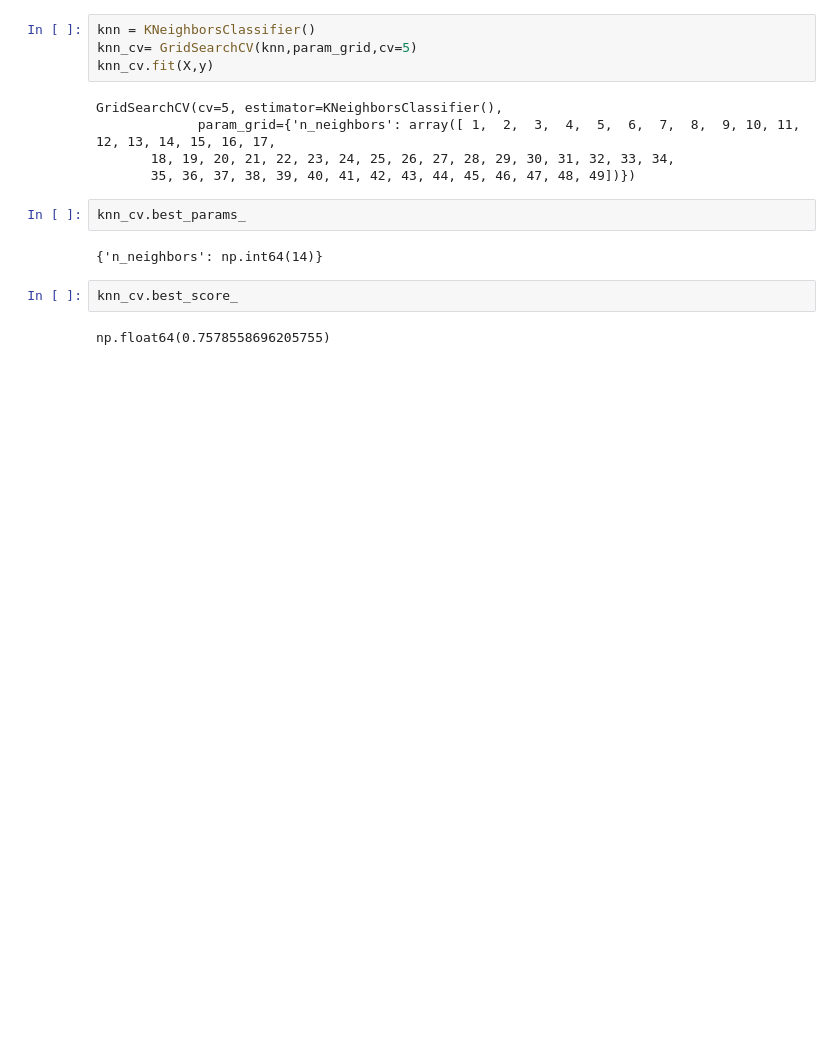
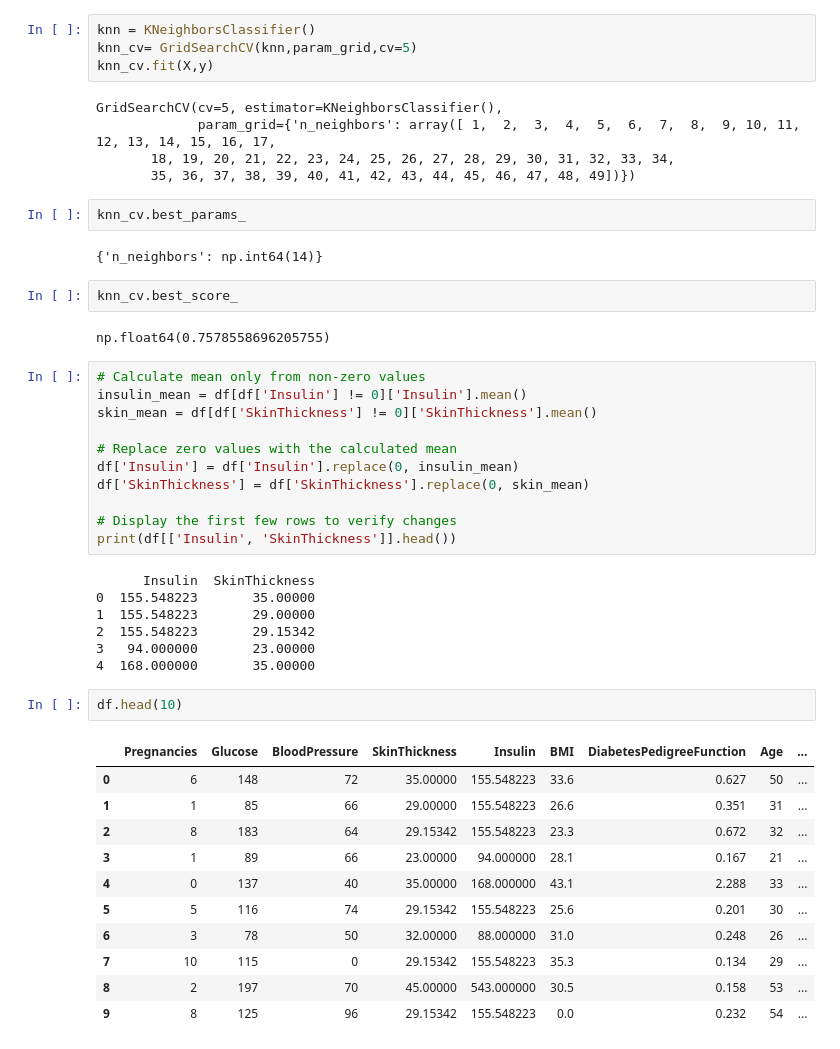
Before and after one commit to RoozmehrAKP/Diabetes-prediction, a Jupyter notebook: Alpha.ipynb, the cells around one changed output. Saved outputs shown, nothing was run; the diff lists cells and outputs as text; blank space fills up the shorter version.

Commit message:
Improving model-First attempt

```diff
--- a/Alpha.ipynb
+++ b/Alpha.ipynb
@@ -201,3 +201,35 @@ knn_cv.best_params_
 knn_cv.best_score_
 # %% [output]
 np.float64(0.7578558696205755)
+# %%
+# Calculate mean only from non-zero values
+insulin_mean = df[df['Insulin'] != 0]['Insulin'].mean()
+skin_mean = df[df['SkinThickness'] != 0]['SkinThickness'].mean()
+
+# Replace zero values with the calculated mean
+df['Insulin'] = df['Insulin'].replace(0, insulin_mean)
+df['SkinThickness'] = df['SkinThickness'].replace(0, skin_mean)
+
+# Display the first few rows to verify changes
+print(df[['Insulin', 'SkinThickness']].head())
+# %% [output]
+      Insulin  SkinThickness
+0  155.548223       35.00000
+1  155.548223       29.00000
+2  155.548223       29.15342
+3   94.000000       23.00000
+4  168.000000       35.00000
+# %%
+df.head(10)
+# %% [output]
+|  | Pregnancies | Glucose | BloodPressure | SkinThickness | Insulin | BMI | DiabetesPedigreeFunction | Age | ... |
+| 0 | 6 | 148 | 72 | 35.00000 | 155.548223 | 33.6 | 0.627 | 50 | ... |
+| 1 | 1 | 85 | 66 | 29.00000 | 155.548223 | 26.6 | 0.351 | 31 | ... |
+| 2 | 8 | 183 | 64 | 29.15342 | 155.548223 | 23.3 | 0.672 | 32 | ... |
+| 3 | 1 | 89 | 66 | 23.00000 | 94.000000 | 28.1 | 0.167 | 21 | ... |
+| 4 | 0 | 137 | 40 | 35.00000 | 168.000000 | 43.1 | 2.288 | 33 | ... |
+| 5 | 5 | 116 | 74 | 29.15342 | 155.548223 | 25.6 | 0.201 | 30 | ... |
+| 6 | 3 | 78 | 50 | 32.00000 | 88.000000 | 31.0 | 0.248 | 26 | ... |
+| 7 | 10 | 115 | 0 | 29.15342 | 155.548223 | 35.3 | 0.134 | 29 | ... |
+| 8 | 2 | 197 | 70 | 45.00000 | 543.000000 | 30.5 | 0.158 | 53 | ... |
+| 9 | 8 | 125 | 96 | 29.15342 | 155.548223 | 0.0 | 0.232 | 54 | ... |
```
Also changed, not shown: parts of 7 cells of this notebook.
